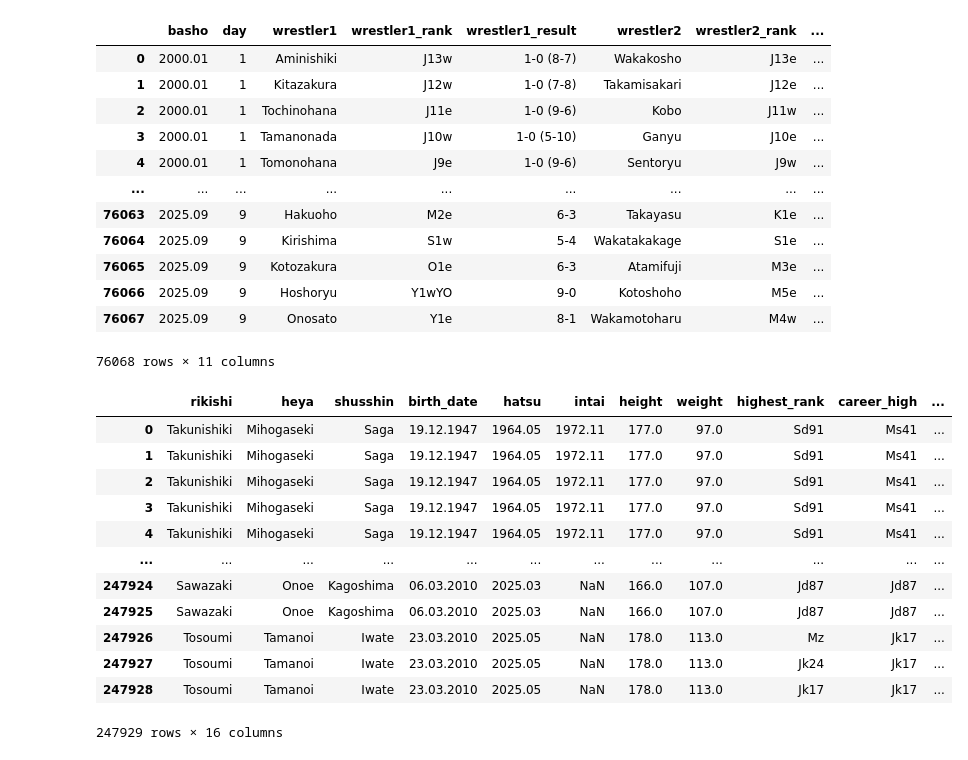
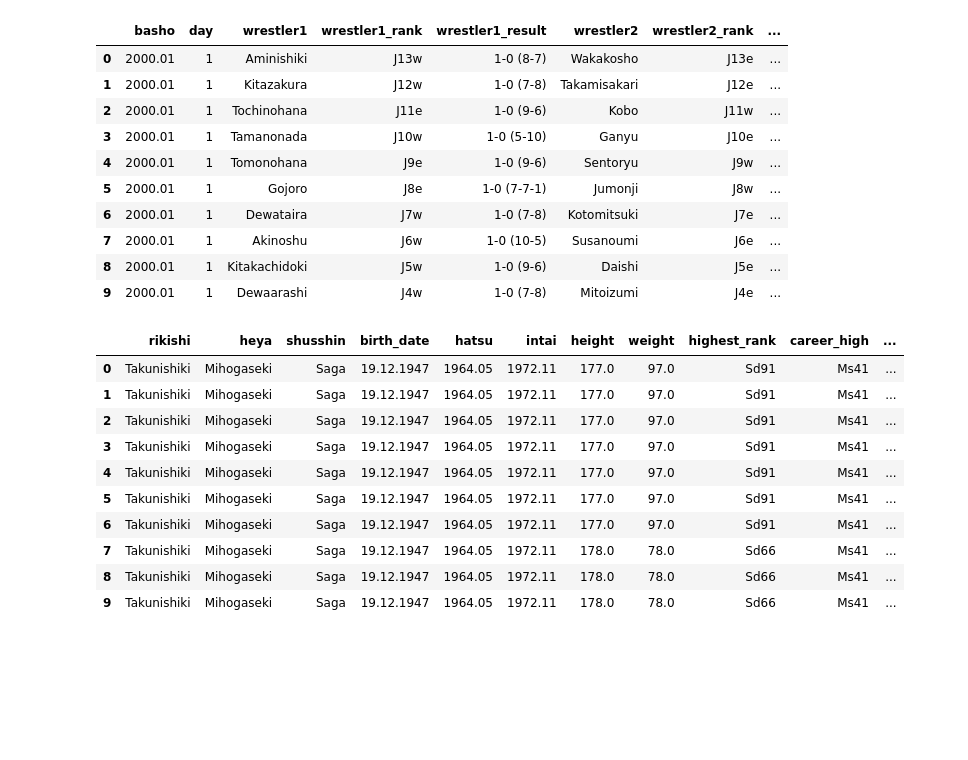
Before and after one commit to svanomm/sumo-competitiveness, a Jupyter notebook: scripts/combine data.ipynb, the cells around one changed output. Drawn from its saved outputs; the diff is of its cells as text; code cells hidden in the pictures; blank space fills up the shorter version.

```diff
--- a/scripts/combine data.ipynb
+++ b/scripts/combine data.ipynb
@@ -7,7 +8,7 @@ warnings.filterwarnings('ignore')
 bouts = pd.read_csv('../data/sumodb_all_bouts_final.csv')
 players = pd.read_csv('../data\sumodb_names_batch_20250923_105158\sumodb_wrestlers_final.csv')
 # %%
-bouts
+bouts.head(10)
 # %% [output]
 |  | basho | day | wrestler1 | wrestler1_rank | wrestler1_result | wrestler2 | wrestler2_rank | ... |
 | 0 | 2000.01 | 1 | Aminishiki | J13w | 1-0 (8-7) | Wakakosho | J13e | ... |
@@ -15,27 +16,23 @@ bouts
 | 2 | 2000.01 | 1 | Tochinohana | J11e | 1-0 (9-6) | Kobo | J11w | ... |
 | 3 | 2000.01 | 1 | Tamanonada | J10w | 1-0 (5-10) | Ganyu | J10e | ... |
 | 4 | 2000.01 | 1 | Tomonohana | J9e | 1-0 (9-6) | Sentoryu | J9w | ... |
-| ... | ... | ... | ... | ... | ... | ... | ... | ... |
-| 76063 | 2025.09 | 9 | Hakuoho | M2e | 6-3 | Takayasu | K1e | ... |
-| 76064 | 2025.09 | 9 | Kirishima | S1w | 5-4 | Wakatakakage | S1e | ... |
-| 76065 | 2025.09 | 9 | Kotozakura | O1e | 6-3 | Atamifuji | M3e | ... |
-| 76066 | 2025.09 | 9 | Hoshoryu | Y1wYO | 9-0 | Kotoshoho | M5e | ... |
-| 76067 | 2025.09 | 9 | Onosato | Y1e | 8-1 | Wakamotoharu | M4w | ... |
+| 5 | 2000.01 | 1 | Gojoro | J8e | 1-0 (7-7-1) | Jumonji | J8w | ... |
+| 6 | 2000.01 | 1 | Dewataira | J7w | 1-0 (7-8) | Kotomitsuki | J7e | ... |
+| 7 | 2000.01 | 1 | Akinoshu | J6w | 1-0 (10-5) | Susanoumi | J6e | ... |
+| 8 | 2000.01 | 1 | Kitakachidoki | J5w | 1-0 (9-6) | Daishi | J5e | ... |
+| 9 | 2000.01 | 1 | Dewaarashi | J4w | 1-0 (7-8) | Mitoizumi | J4e | ... |
-76068 rows × 11 columns
 # %%
-players
+players.head(10)
 # %% [output]
 |  | rikishi | heya | shusshin | birth_date | hatsu | intai | height | weight | highest_rank | career_high | ... |
 | 0 | Takunishiki | Mihogaseki | Saga | 19.12.1947 | 1964.05 | 1972.11 | 177.0 | 97.0 | Sd91 | Ms41 | ... |
 | 1 | Takunishiki | Mihogaseki | Saga | 19.12.1947 | 1964.05 | 1972.11 | 177.0 | 97.0 | Sd91 | Ms41 | ... |
 | 2 | Takunishiki | Mihogaseki | Saga | 19.12.1947 | 1964.05 | 1972.11 | 177.0 | 97.0 | Sd91 | Ms41 | ... |
 | 3 | Takunishiki | Mihogaseki | Saga | 19.12.1947 | 1964.05 | 1972.11 | 177.0 | 97.0 | Sd91 | Ms41 | ... |
 | 4 | Takunishiki | Mihogaseki | Saga | 19.12.1947 | 1964.05 | 1972.11 | 177.0 | 97.0 | Sd91 | Ms41 | ... |
-| ... | ... | ... | ... | ... | ... | ... | ... | ... | ... | ... | ... |
-| 247924 | Sawazaki | Onoe | Kagoshima | 06.03.2010 | 2025.03 | NaN | 166.0 | 107.0 | Jd87 | Jd87 | ... |
-| 247925 | Sawazaki | Onoe | Kagoshima | 06.03.2010 | 2025.03 | NaN | 166.0 | 107.0 | Jd87 | Jd87 | ... |
-| 247926 | Tosoumi | Tamanoi | Iwate | 23.03.2010 | 2025.05 | NaN | 178.0 | 113.0 | Mz | Jk17 | ... |
-| 247927 | Tosoumi | Tamanoi | Iwate | 23.03.2010 | 2025.05 | NaN | 178.0 | 113.0 | Jk24 | Jk17 | ... |
-| 247928 | Tosoumi | Tamanoi | Iwate | 23.03.2010 | 2025.05 | NaN | 178.0 | 113.0 | Jk17 | Jk17 | ... |
+| 5 | Takunishiki | Mihogaseki | Saga | 19.12.1947 | 1964.05 | 1972.11 | 177.0 | 97.0 | Sd91 | Ms41 | ... |
+| 6 | Takunishiki | Mihogaseki | Saga | 19.12.1947 | 1964.05 | 1972.11 | 177.0 | 97.0 | Sd91 | Ms41 | ... |
+| 7 | Takunishiki | Mihogaseki | Saga | 19.12.1947 | 1964.05 | 1972.11 | 178.0 | 78.0 | Sd66 | Ms41 | ... |
+| 8 | Takunishiki | Mihogaseki | Saga | 19.12.1947 | 1964.05 | 1972.11 | 178.0 | 78.0 | Sd66 | Ms41 | ... |
+| 9 | Takunishiki | Mihogaseki | Saga | 19.12.1947 | 1964.05 | 1972.11 | 178.0 | 78.0 | Sd66 | Ms41 | ... |
-247929 rows × 16 columns
 # %%
```
Also changed, not shown: parts of 8 cells of this notebook, 9 other files.
